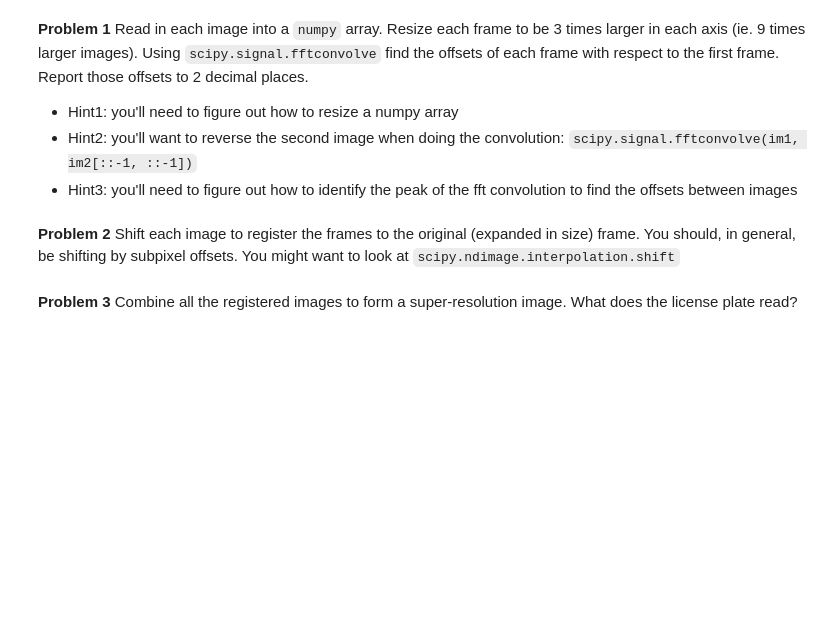
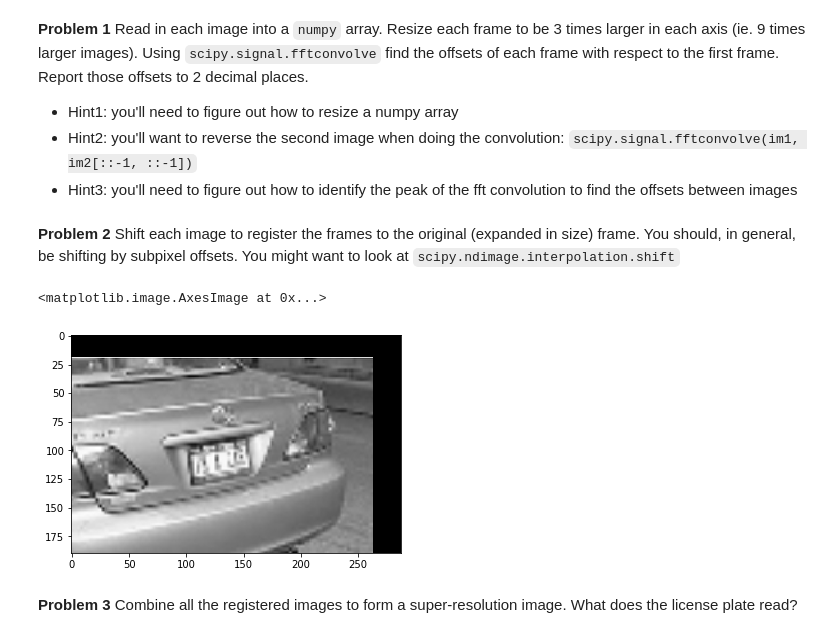
Before and after one commit to bfolie/Python-seminar, a Jupyter notebook: hw_1/hw_1_assignment.ipynb, the cells around one changed output. Cells and saved outputs as stored; diff of their text form; code cells hidden in the pictures; blank space fills up the shorter version.

```diff
--- a/hw_1/hw_1_assignment.ipynb
+++ b/hw_1/hw_1_assignment.ipynb
@@ -71,4 +101,43 @@ tar -xvzf homework1_data.tgz  # do NOT check this files into git...
+# %%
+def image_to_array(image):
+    return image[:,:,0]
+# %%
+def array_to_image(nums):
+    dims = np.shape(nums)
+    image = np.ones((dims[0], dims[1], 4))*255
+    image[:,:,0] = nums
+    image[:,:,1] = nums
+    image[:,:,2] = nums
+    return np.uint8(image)
+# %%
+shifts = list()
+#Find the center position of the larger images. Take first two elements of base_size, multiple by scale_factor, then divide by 2
+center_pos = np.asarray(base_size[:2])*scale_factor/2
+#for each image, scale and subtract background, then convolve with first image to find shift
+for image in raw_image_list:
+    image = image_to_array(image) #convert to 2d array
+    #scale by scale_factor
+    image_bigger = skimage.transform.resize(image, (base_size[0]*scale_factor, base_size[1]*scale_factor), mode='constant')
+    #subtract background
+    image_bigger_bckg = np.ndarray.astype(image_bigger, float) - np.mean(image_bigger)
+    #convolve with first image
+    convolution = scipy.signal.fftconvolve(first_image_bigger_bckg, image_bigger_bckg[::-1,::-1], mode='same')
+    peak_pos = np.unravel_index(convolution.argmax(), convolution.shape) #find location of peak
+    peak_pos = np.asarray(peak_pos) #turn into array for easier processing
+    #subtract peak position from center position, then divice by the scale_factor to find the shift on the unscaled image
+    shifts.append((peak_pos - center_pos)/scale_factor)
 # %% [markdown]
 **Problem 2** Shift each image to register the frames to the original (expanded in size) frame. You should, in general, be shifting by subpixel offsets. You might want to look at `scipy.ndimage.interpolation.shift`
+# %%
+shifted_image_list = list()
+for i in range(numImages):
+    shifted_image = scipy.ndimage.interpolation.shift(image_to_array(raw_image_list[i]), shifts[i])
+    shifted_image_list.append(shifted_image)
+# %%
+test17_shifted = array_to_image(test17_basic_shifted)
+plt.imshow(array_to_image(shifted_image_list[17]))
+# %% [output]
+<matplotlib.image.AxesImage at 0x...>
+[figure, added]
 # %% [markdown]
 **Problem 3** Combine all the registered images to form a super-resolution image. What does the license plate read?
```
Also changed, not shown: parts of 4 cells of this notebook.
